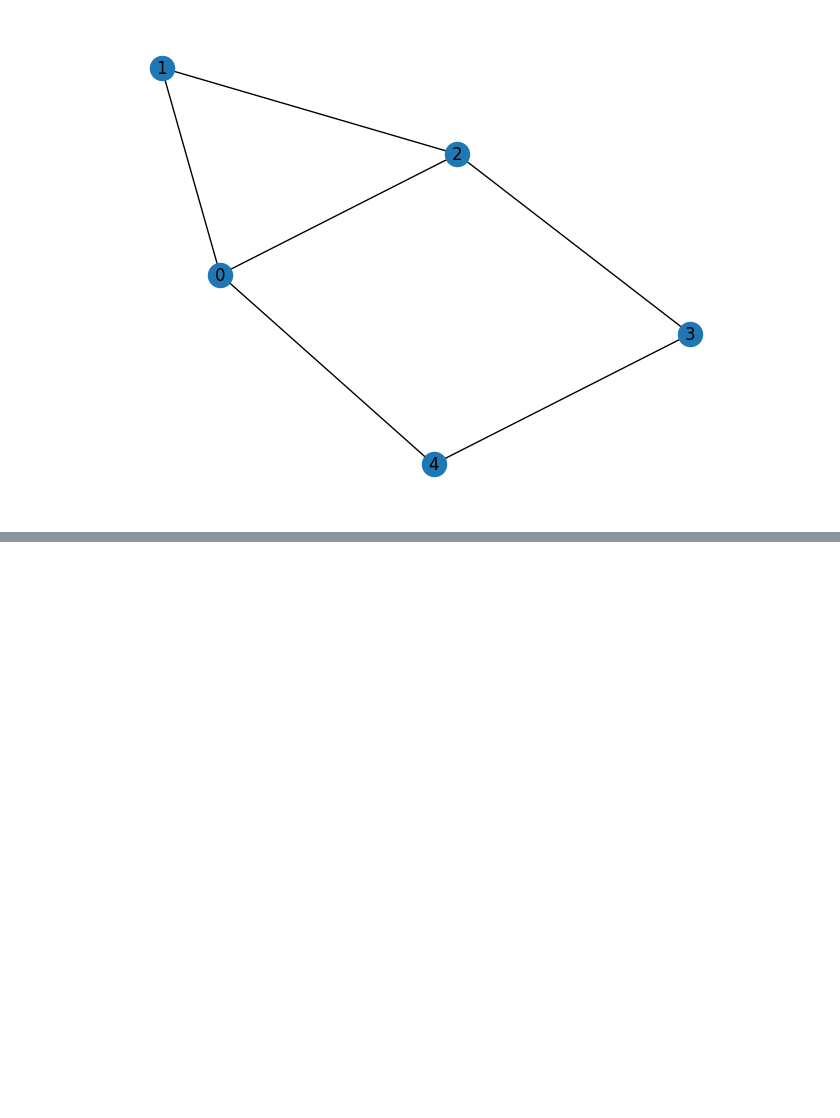
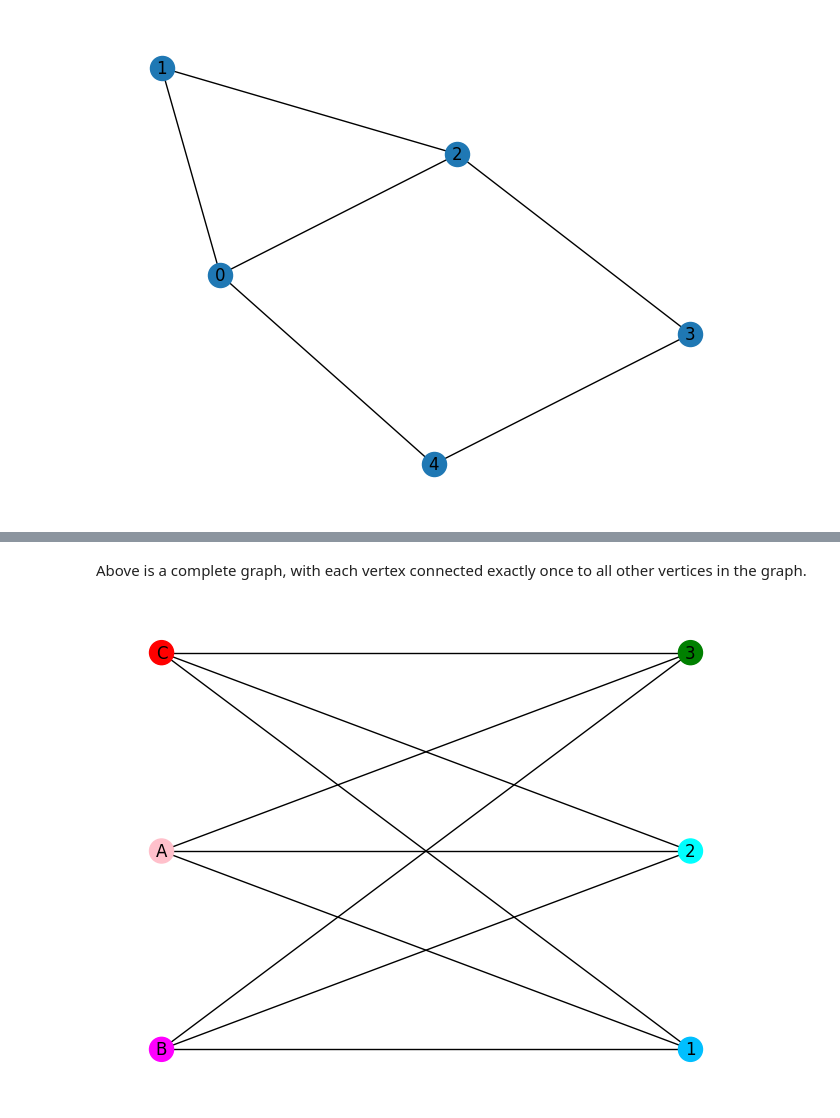
Before and after one commit to Celian4862/Discrete_Math_2, a Jupyter notebook: Assignments/Lecture 3/pre-finals.ipynb, the cells around one changed output, grey strips where cells are left out. Cells and saved outputs as stored; diff of their text form; code cells hidden in the pictures; blank space fills up the shorter version.

```diff
--- a/Assignments/Lecture 3/pre-finals.ipynb
+++ b/Assignments/Lecture 3/pre-finals.ipynb
@@ -16,0 +83,19 @@ plt.show()
+# %% [markdown]
+Above is a complete graph, with each vertex connected exactly once to all other vertices in the graph.
+# %%
+import matplotlib.pyplot as plt
+import networkx as nx
+
+network = nx.Graph()
+network.add_nodes_from(['A','B','C'], bipartite=0) # Add the node attribute "bipartite"
+network.add_nodes_from(['1','2', '3'], bipartite=1)
+network.add_edges_from([('A', '1'), ('A', '2'), ('A', '3'),
+                              ('B', '1'), ('B', '2'), ('B', '3'),
+                              ('C', '1'), ('C', '2'), ('C', '3')])
+
+top = nx.bipartite.sets(network)[0]
+pos = nx.bipartite_layout(network, top)
+nx.draw(network, pos=pos, with_labels=True, node_color=['pink','magenta','red','deepskyblue','cyan', 'green'])
+plt.show()
+# %% [output]
+[figure, added]
```
Also changed, not shown: parts of 11 cells of this notebook, 1 other file.
